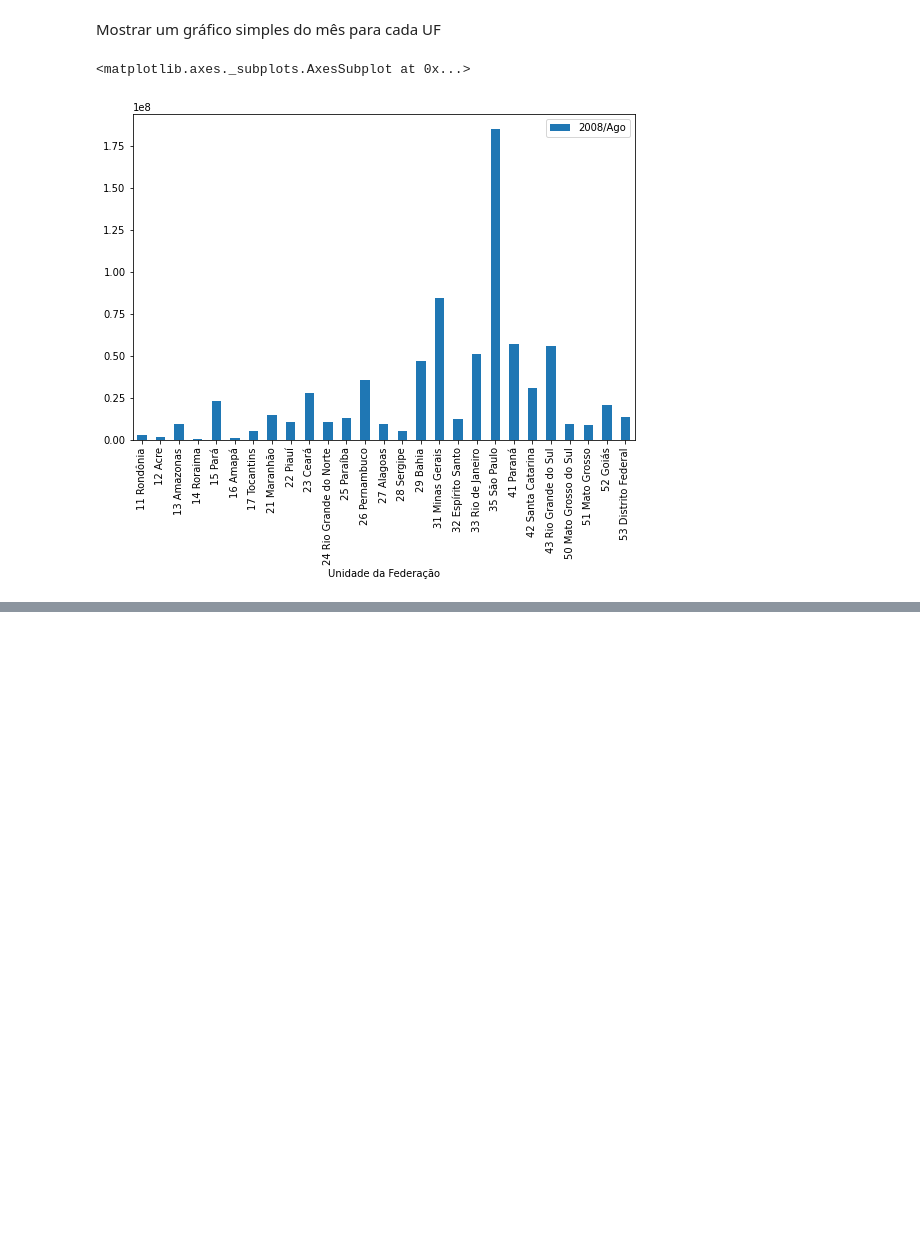
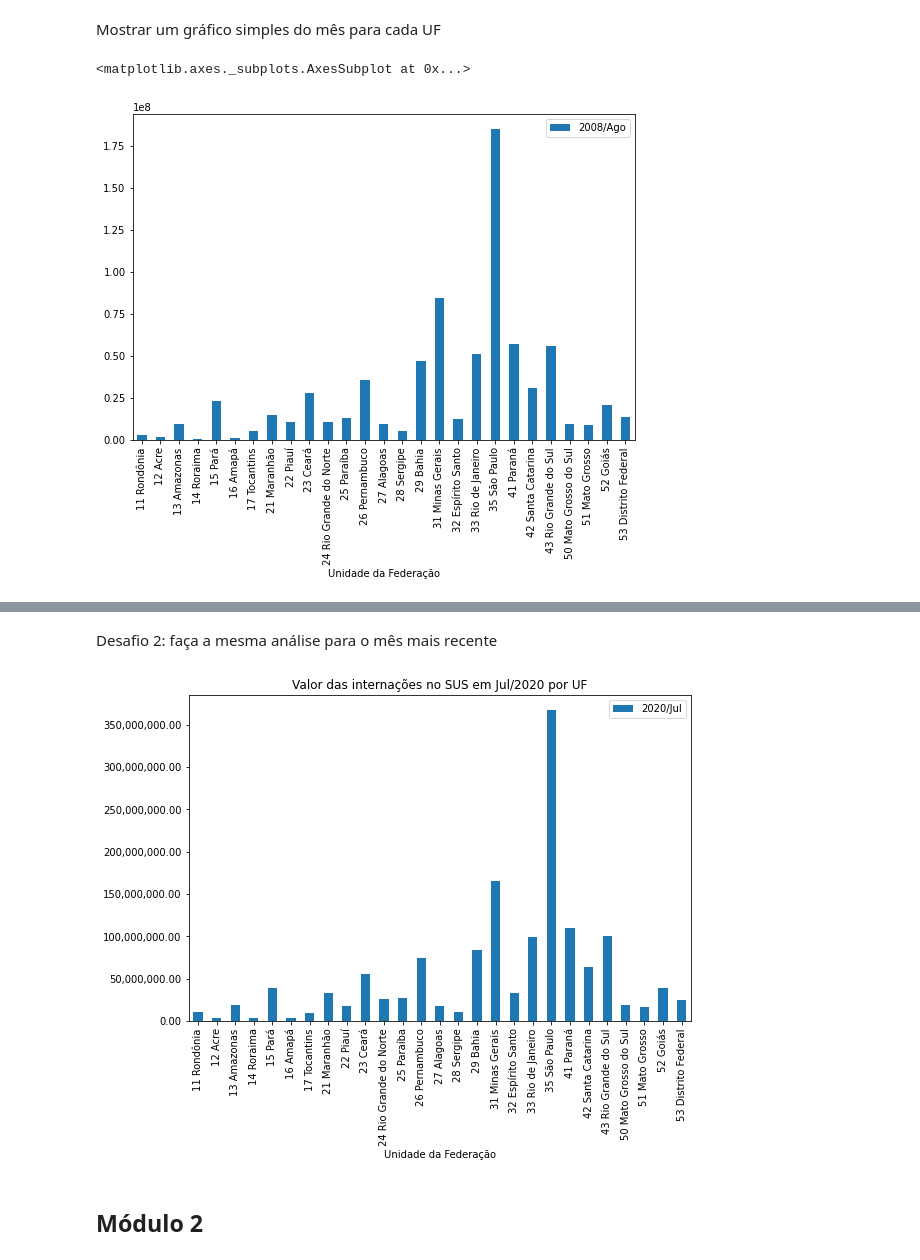
Before and after one commit to Filgueiras/bootcamp_datascience, a Jupyter notebook: Parte01/Bootcamp_Dados_01.ipynb, the cells around one changed output, grey strips where cells are left out. Saved outputs shown, nothing was run; the diff lists cells and outputs as text; code cells hidden in the pictures; blank space fills up the shorter version.

```diff
--- a/Parte01/Bootcamp_Dados_01.ipynb
+++ b/Parte01/Bootcamp_Dados_01.ipynb
@@ -81,0 +172,13 @@ dados.plot(x="Unidade da Federação", y="2008/Ago", kind="bar",figsize=(9,6))
+# %% [markdown]
+Desafio 2: faça a mesma análise para o mês mais recente
+# %%
+import matplotlib.ticker as ticker;
+
+ax = dadosMarco.plot(x="Unidade da Federação", y="2020/Jul", kind="bar",figsize=(9,6))
+ax.yaxis.set_major_formatter(ticker.StrMethodFormatter("{x:,.2f}"))
+plt.title("Valor das internações no SUS em Jul/2020 por UF")
+plt.show()
+# %% [output]
+[figure, added]
+# %% [markdown]
+## Módulo 2
```
Also changed, not shown: parts of 130 cells of this notebook, 23 other files.
